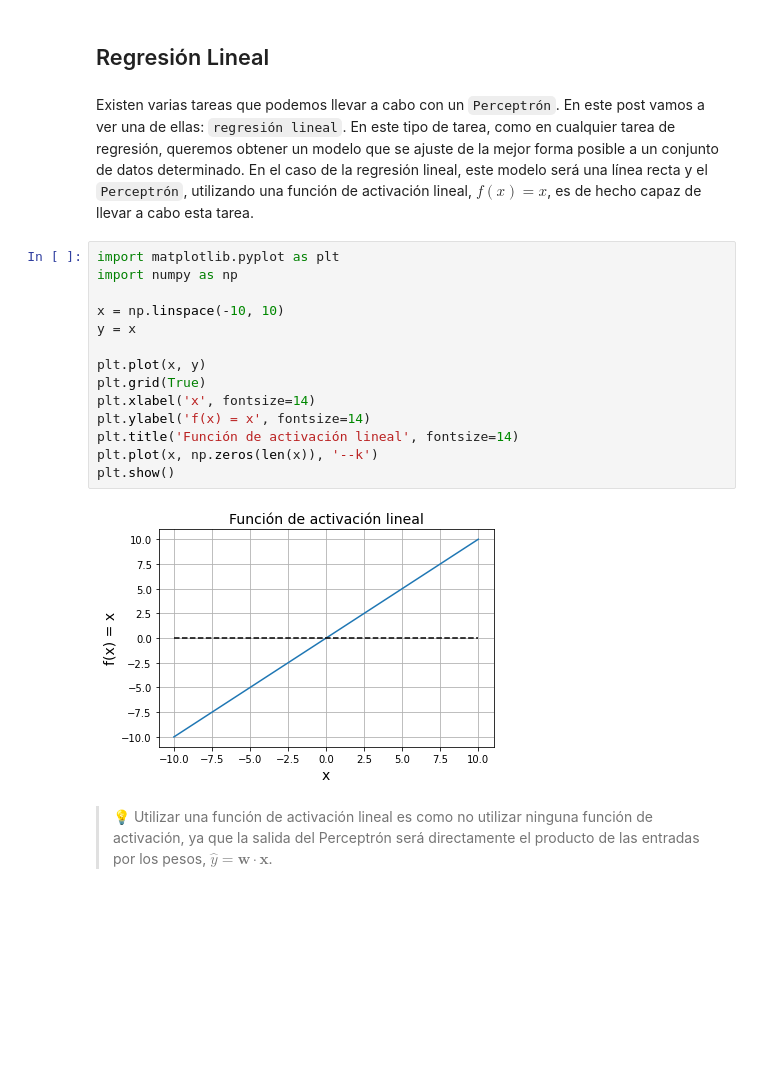
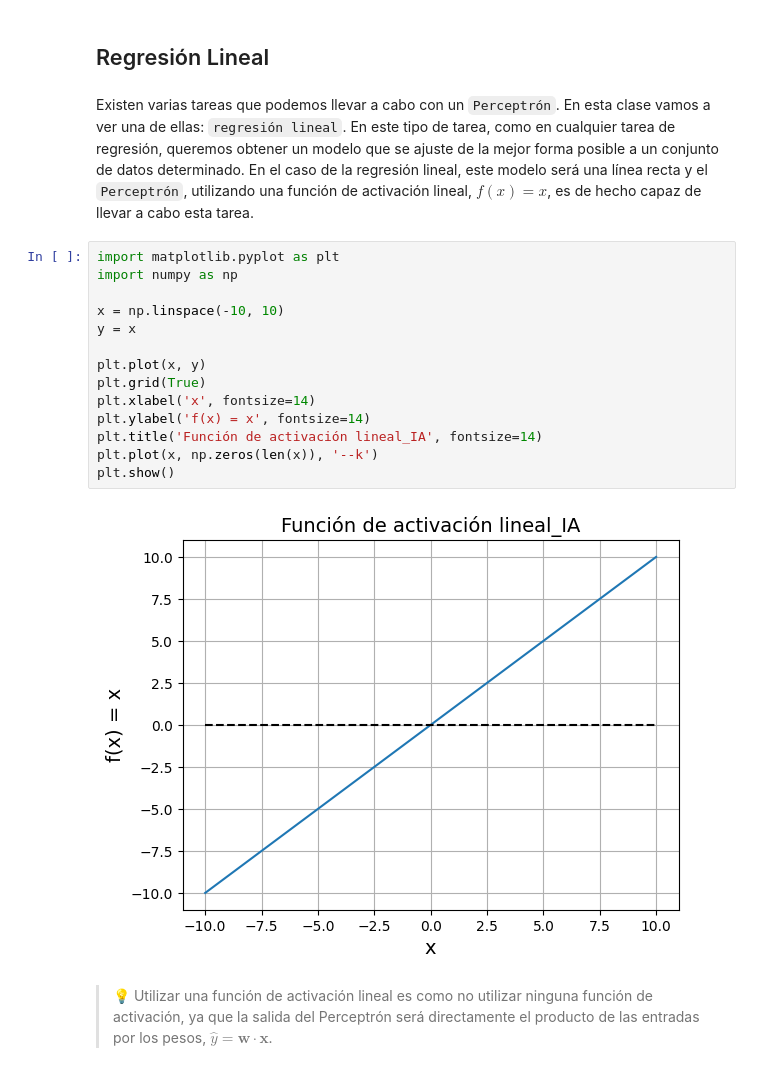
Before and after one commit to RubenMcCarty/Deep-Learning-RQ, a Jupyter notebook: 4_perceptron1_Regresión_Lineal.ipynb, the cells around one changed output. Saved outputs shown, nothing was run; the diff lists cells and outputs as text; blank space fills up the shorter version.

```diff
--- a/4_perceptron1_Regresión_Lineal.ipynb
+++ b/4_perceptron1_Regresión_Lineal.ipynb
@@ -26,23 +26,23 @@ dónde $\hat{y}$ es la salida del `Perceptrón`, $\mathbf{w}$ son sus parámetro
 # %% [markdown]
 ## Regresión Lineal
 # %% [markdown]
-Existen varias tareas que podemos llevar a cabo con un `Perceptrón`. En este post vamos a ver una de ellas: `regresión lineal`. En este tipo de tarea, como en cualquier tarea de regresión, queremos obtener un modelo que se ajuste de la mejor forma posible a un conjunto de datos determinado. En el caso de la regresión lineal, este modelo será una línea recta y el `Perceptrón`, utilizando una función de activación lineal, $f(x) = x$, es de hecho capaz de llevar a cabo esta tarea.
+Existen varias tareas que podemos llevar a cabo con un `Perceptrón`. En esta clase vamos a ver una de ellas: `regresión lineal`. En este tipo de tarea, como en cualquier tarea de regresión, queremos obtener un modelo que se ajuste de la mejor forma posible a un conjunto de datos determinado. En el caso de la regresión lineal, este modelo será una línea recta y el `Perceptrón`, utilizando una función de activación lineal, $f(x) = x$, es de hecho capaz de llevar a cabo esta tarea.
 # %%
 import matplotlib.pyplot as plt
 import numpy as np
 
 x = np.linspace(-10, 10)
 y = x
 
 plt.plot(x, y)
 plt.grid(True)
 plt.xlabel('x', fontsize=14)
 plt.ylabel('f(x) = x', fontsize=14)
-plt.title('Función de activación lineal', fontsize=14)
+plt.title('Función de activación lineal_IA', fontsize=14)
 plt.plot(x, np.zeros(len(x)), '--k')
 plt.show()
 # %% [output]
-[figure, old version]
+[figure, new version]
 # %% [markdown]
 > 💡 Utilizar una función de activación lineal es como no utilizar ninguna función de activación, ya que la salida del Perceptrón será directamente el producto de las entradas por los pesos, $\hat{y} = \mathbf{w} \cdot \mathbf{x}$.
 # %% [markdown]
```
Also changed, not shown: parts of 5 cells of this notebook.
